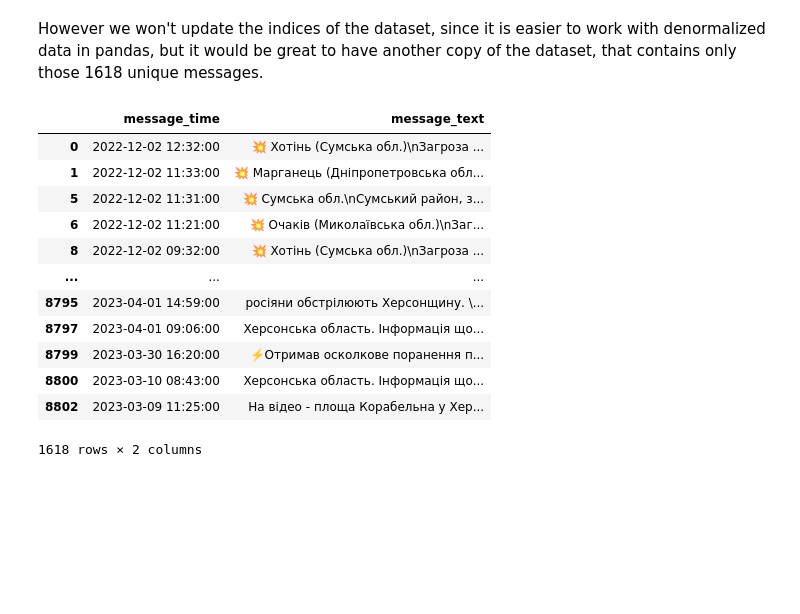
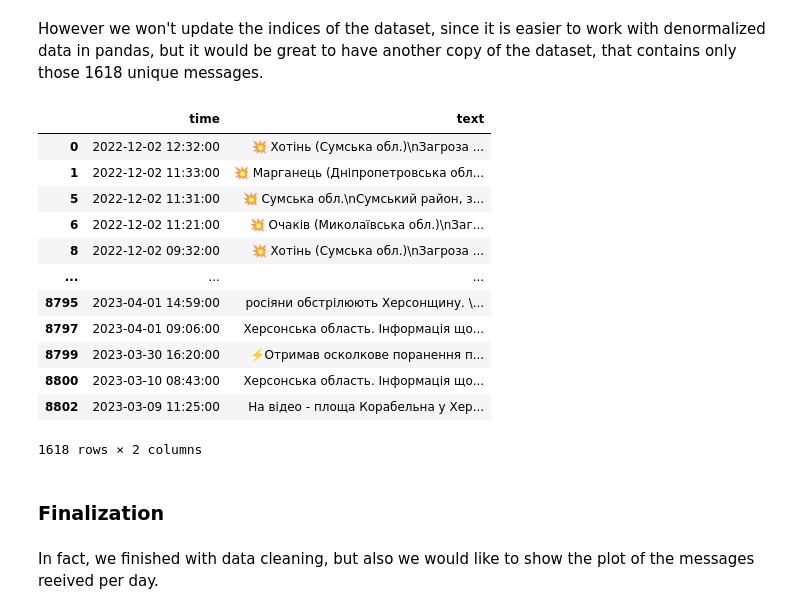
Before and after one commit to draklowell/eda-lab, a Jupyter notebook: notebook.ipynb, the cells around one changed output. Cells and saved outputs as stored; diff of their text form; code cells hidden in the pictures; blank space fills up the shorter version.

Commit message:
Add plots of the message number

```diff
--- a/notebook.ipynb
+++ b/notebook.ipynb
@@ -352,17 +354,17 @@ However we won't update the indices of the dataset, since it is easier to work w
 # %%
 dataset_messages = (
     dataset[["message_time", "message_text"]]
     .drop_duplicates()
     .rename(
-        {
+        columns={
             "message_time": "time",
             "message_text": "text",
         }
     )
 )
 dataset_messages
 # %% [output]
-|  | message_time | message_text |
+|  | time | text |
 | 0 | 2022-12-02 12:32:00 | 💥 Хотінь (Сумська обл.)\nЗагроза ... |
 | 1 | 2022-12-02 11:33:00 | 💥 Марганець (Дніпропетровська обл... |
 | 5 | 2022-12-02 11:31:00 | 💥 Сумська обл.\nСумський район, з... |
@@ -375,3 +377,7 @@ dataset_messages
 | 8800 | 2023-03-10 08:43:00 | Херсонська область. Інформація що... |
 | 8802 | 2023-03-09 11:25:00 | На відео - площа Корабельна у Хер... |
 1618 rows × 2 columns
+# %% [markdown]
+### Finalization
+# %% [markdown]
+In fact, we finished with data cleaning, but also we would like to show the plot of the messages reeived per day.
```
Also changed, not shown: parts of 2 cells of this notebook.
